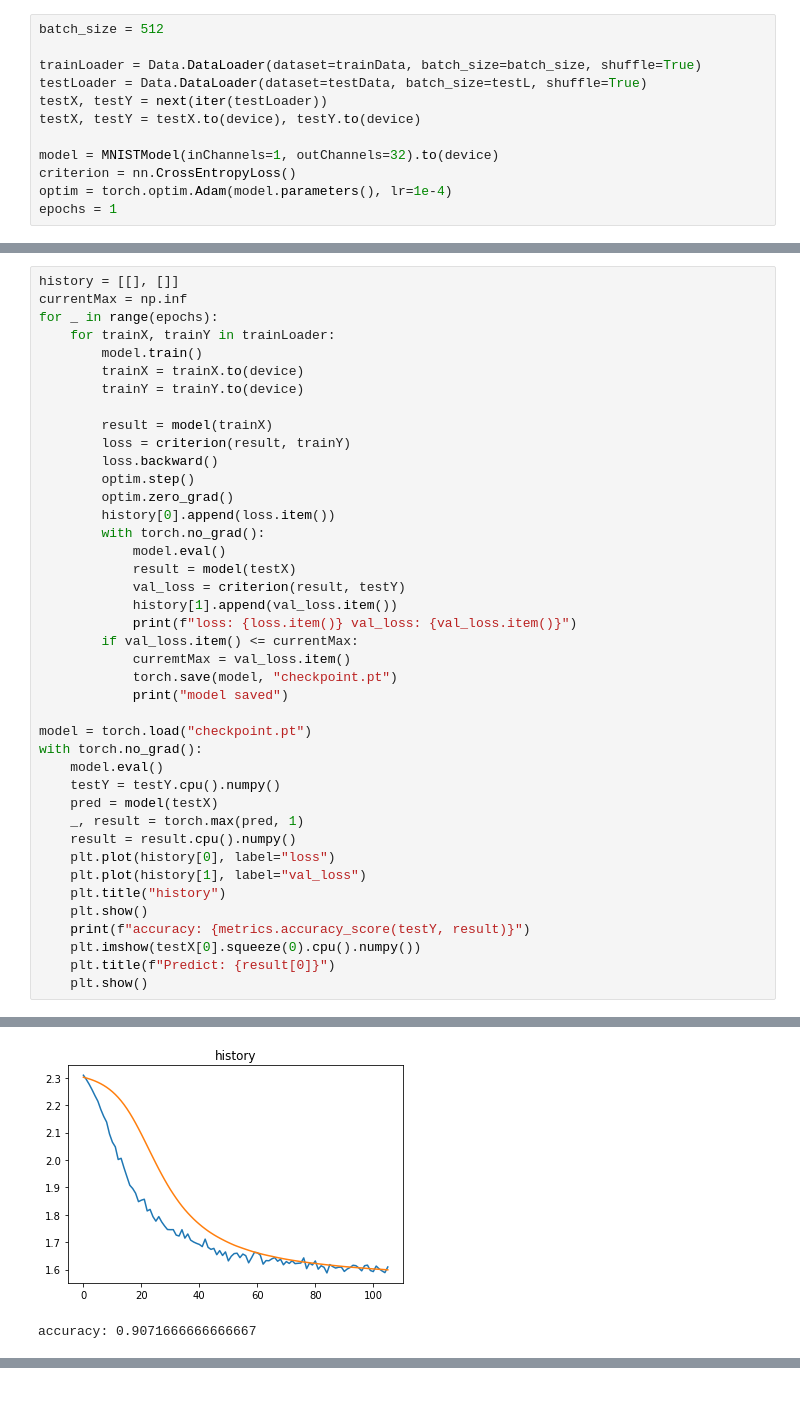
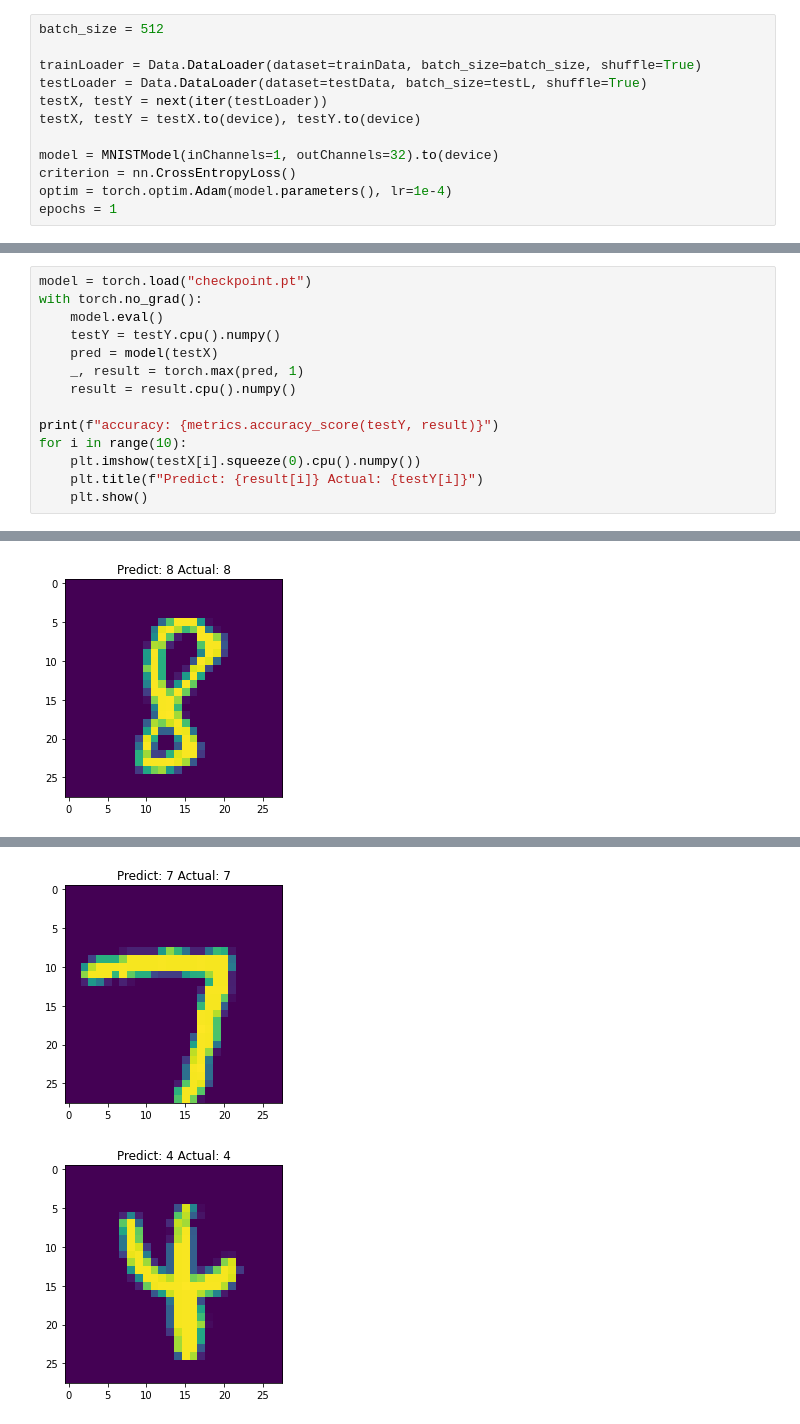
Before and after one commit to 10873028/MNIST, a Jupyter notebook: train.ipynb, the cells around one changed output, grey strips where cells are left out. Cells and saved outputs as stored; diff of their text form; blank space fills up the shorter version.

```diff
--- a/train.ipynb
+++ b/train.ipynb
@@ -45,29 +96,4 @@ epochs = 1
 # %%
-history = [[], []]
-currentMax = np.inf
-for _ in range(epochs):
-    for trainX, trainY in trainLoader:
-        model.train()
-        trainX = trainX.to(device)
-        trainY = trainY.to(device)
-
-        result = model(trainX)
-        loss = criterion(result, trainY)
-        loss.backward()
-        optim.step()
-        optim.zero_grad()
-        history[0].append(loss.item())
-        with torch.no_grad():
-            model.eval()
-            result = model(testX)
-            val_loss = criterion(result, testY)
-            history[1].append(val_loss.item())
-            print(f"loss: {loss.item()} val_loss: {val_loss.item()}")
-        if val_loss.item() <= currentMax:
-            curremtMax = val_loss.item()
-            torch.save(model, "checkpoint.pt")
-            print("model saved")
-
 model = torch.load("checkpoint.pt")
 with torch.no_grad():
     model.eval()
@@ -75,12 +101,10 @@ with torch.no_grad():
     pred = model(testX)
     _, result = torch.max(pred, 1)
     result = result.cpu().numpy()
-    plt.plot(history[0], label="loss")
-    plt.plot(history[1], label="val_loss")
-    plt.title("history")
+
+print(f"accuracy: {metrics.accuracy_score(testY, result)}")
+for i in range(10):
+    plt.imshow(testX[i].squeeze(0).cpu().numpy())
+    plt.title(f"Predict: {result[i]} Actual: {testY[i]}")
     plt.show()
-    print(f"accuracy: {metrics.accuracy_score(testY, result)}")
-    plt.imshow(testX[0].squeeze(0).cpu().numpy())
-    plt.title(f"Predict: {result[0]}")
-    plt.show()
 # %% [output]
@@ -104,2 +112 @@ model saved
-[figure, old version]
+[figure, new version]
-accuracy: 0.9071666666666667
@@ -106,0 +114,2 @@ accuracy: 0.9071666666666667
+[figure, added]
+[figure, added]
```
Also changed, not shown: parts of 3 cells of this notebook.
